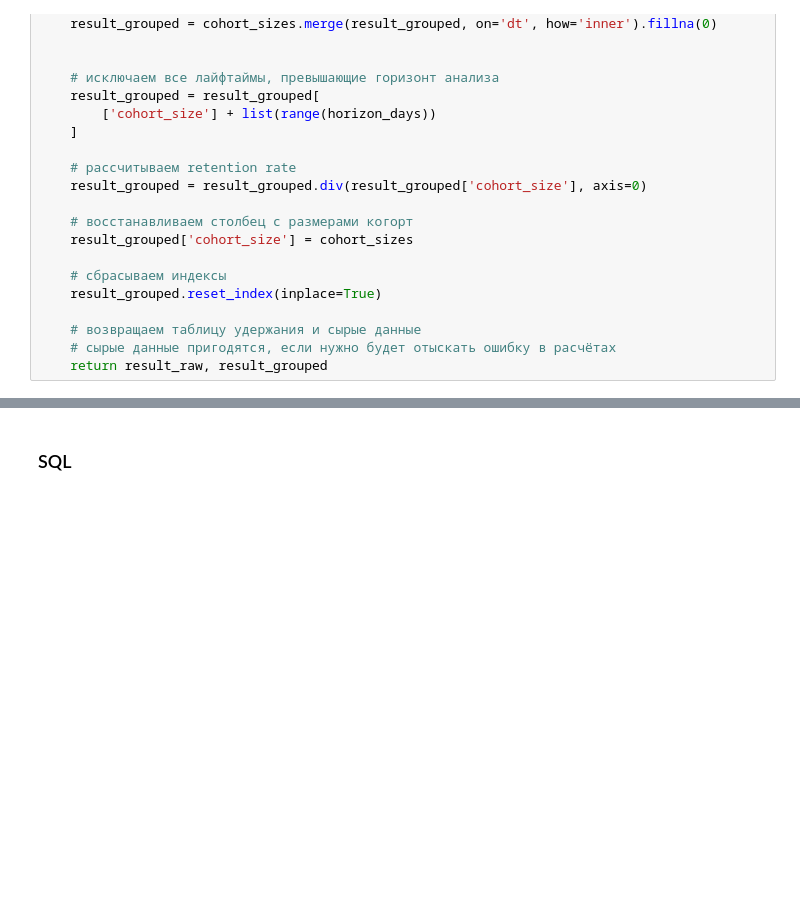
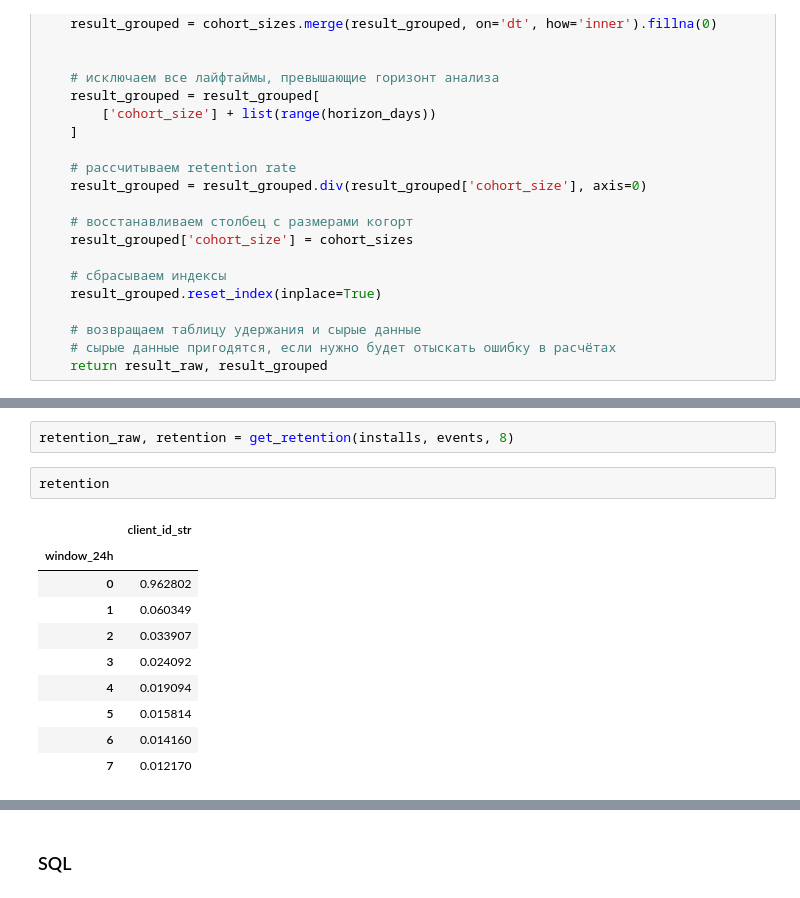
Before and after one commit to niksmns/test_work, a Jupyter notebook: test_retention_by_24_hours_window/junior_product_analyst_test.ipynb, the cells around one changed output, grey strips where cells are left out. Saved outputs shown, nothing was run; the diff lists cells and outputs as text; blank space fills up the shorter version.

```diff
--- a/test_retention_by_24_hours_window/junior_product_analyst_test.ipynb
+++ b/test_retention_by_24_hours_window/junior_product_analyst_test.ipynb
@@ -265,0 +292,15 @@ plt.show()
+# %%
+retention_raw, retention = get_retention(installs, events, 8)
+# %%
+retention
+# %% [output]
+|  | client_id_str |
+| window_24h |  |
+| 0 | 0.962802 |
+| 1 | 0.060349 |
+| 2 | 0.033907 |
+| 3 | 0.024092 |
+| 4 | 0.019094 |
+| 5 | 0.015814 |
+| 6 | 0.014160 |
+| 7 | 0.012170 |
```
Also changed, not shown: parts of 10 cells of this notebook.
